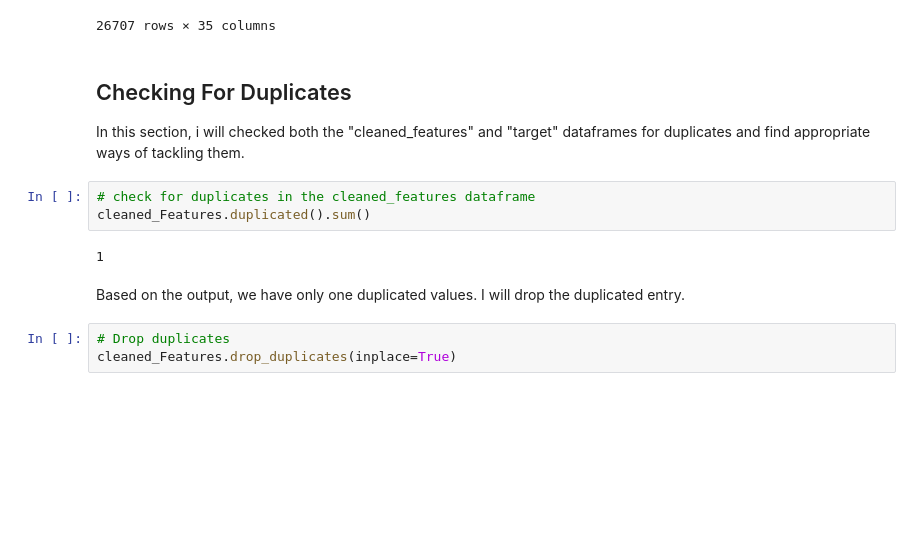
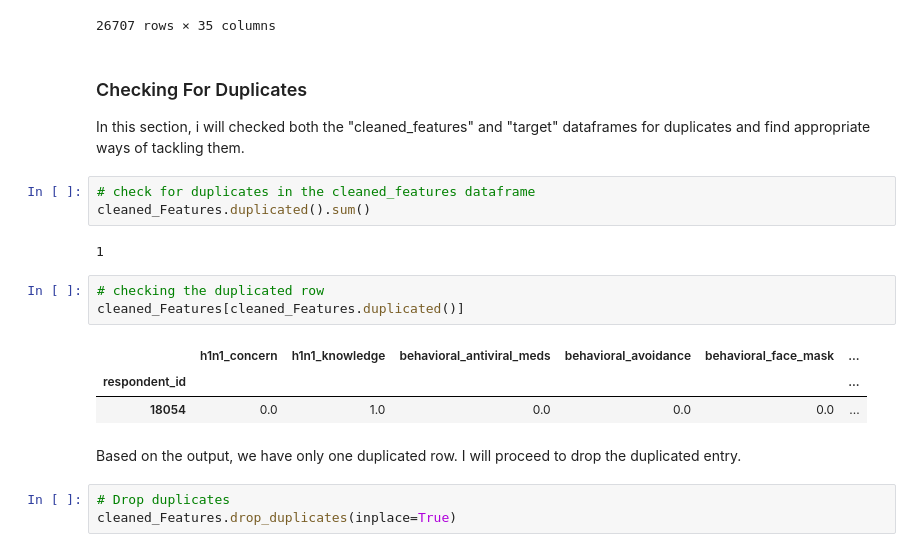
Before and after one commit to mainaroseline/H1N1-Vaccination-Rate-Analysis, a Jupyter notebook: project.ipynb, the cells around one changed output. Cells and saved outputs as stored; diff of their text form; blank space fills up the shorter version.

```diff
--- a/project.ipynb
+++ b/project.ipynb
@@ -446,7 +445,7 @@ cleaned_Features
 | 26706 | 0.0 | 0.0 | 0.0 | 1.0 | 0.0 | ... |
 26707 rows × 35 columns
 # %% [markdown]
-## Checking For Duplicates
+### Checking For Duplicates
 
 In this section, i will checked both the "cleaned_features" and "target" dataframes for duplicates and find appropriate ways of tackling them.
 # %%
@@ -454,8 +453,15 @@ In this section, i will checked both the "cleaned_features" and "target" datafra
 cleaned_Features.duplicated().sum()
 # %% [output]
 1
+# %%
+# checking the duplicated row
+cleaned_Features[cleaned_Features.duplicated()]
+# %% [output]
+|  | h1n1_concern | h1n1_knowledge | behavioral_antiviral_meds | behavioral_avoidance | behavioral_face_mask | ... |
+| respondent_id |  |  |  |  |  | ... |
+| 18054 | 0.0 | 1.0 | 0.0 | 0.0 | 0.0 | ... |
 # %% [markdown]
-Based on the output, we have only one duplicated values. I will drop the duplicated entry.
+Based on the output, we have only one duplicated row. I will proceed to drop the duplicated entry.
 # %%
 # Drop duplicates
 cleaned_Features.drop_duplicates(inplace=True)
```
Also changed, not shown: parts of 23 cells of this notebook.
